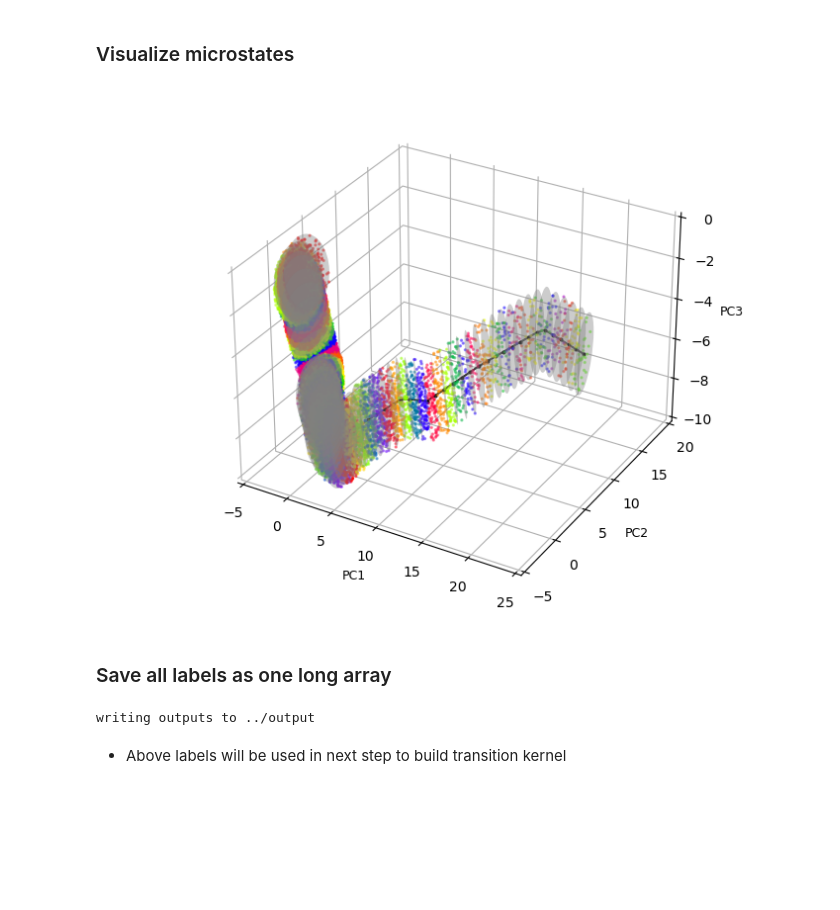
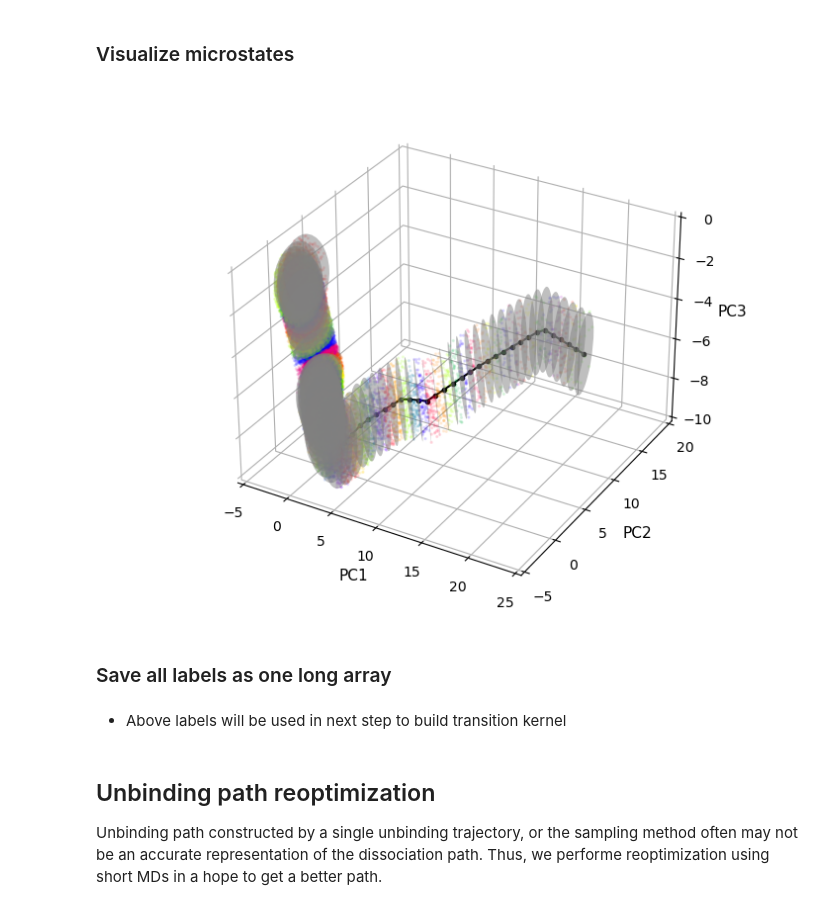
Before and after one commit to chang-group/BKiT, a Jupyter notebook: notebooks/bCD-asp/nb2/nb2.ipynb, the cells around one changed output. Saved outputs shown, nothing was run; the diff lists cells and outputs as text; code cells hidden in the pictures; blank space fills up the shorter version.

```diff
--- a/notebooks/bCD-asp/nb2/nb2.ipynb
+++ b/notebooks/bCD-asp/nb2/nb2.ipynb
@@ -81,47 +84,42 @@ dat_sel = datMid[rand_sel,:]
 fs = 11
 fig = plt.figure(figsize = [7.2, 5.4])
 ax = plt.axes(projection='3d')
+cmap = 'prism'#'Set1'
 
 #plot path poits
-ax.plot3D(pathP[:,0], pathP[:,1], pathP[:,2], c='black', marker='o', markersize=2, alpha=0.8)
+ax.plot3D(pathP[:,0], pathP[:,1], pathP[:,2], c='black', marker='o', markersize=3, alpha=1.)
 ax.set_xlabel('PC1', fontsize=fs)
 ax.set_ylabel('PC2',fontsize=fs)
 ax.set_zlabel('PC3',fontsize=fs)
 
 #plotting disks
 for i in range(n_disks):
-    c = Circle((0,0), dr, facecolor='grey', alpha=0.4)
+    c = Circle((0,0), dr, facecolor='grey', alpha=0.5)
     ax.add_patch(c)
     pathpatch_2d_to_3d(c, pathP[i], normal = normals[i])
 
 #plot selected points
 p = ax.scatter3D(dat_sel[:,0], dat_sel[:,1], dat_sel[:,2], c = dat_sel[:,3],
-                 alpha=.40, s = 2., cmap = 'prism')
+                 alpha=.10, s = 2., cmap = cmap)
 
 x_min, y_min, z_min = pathP.min(axis=0)
 x_max, y_max, z_max = pathP.max(axis=0)
 ax.set_xlim3d(x_min, x_max)
 ax.set_ylim3d(y_min - yz_pad, y_max + yz_pad)
 ax.set_zlim3d(z_min - yz_pad, z_max + yz_pad)
+
 ax.xaxis.pane.fill = False
 ax.yaxis.pane.fill = False
 ax.zaxis.pane.fill = False
 ax.xaxis.pane.set_edgecolor('w')
 ax.yaxis.pane.set_edgecolor('w')
 ax.zaxis.pane.set_edgecolor('w')
 ax.set_xlim3d(-5,25); ax.set_ylim3d(-5,20); ax.set_zlim3d(-10,0)
 #ax.set_axis_off()
 fig.tight_layout()
 #plt.savefig(DIR_SAVE + complex_name + 'states.png', dpi=600)
 plt.show()
 # %% [output]
-[figure, old version]
+[figure, new version]
-# %% [markdown]
-### Save all labels as one long array
-# %%
-print("writing outputs to " + DIR_SAVE)
-np.save(DIR_SAVE + '/CellIndx.npy', CellIndx)
-# %% [output]
-writing outputs to ../output
-# %% [markdown]
-* Above labels will be used in next step to build transition kernel
+# %% [markdown]
+### Save all labels as one long array
@@ -127,0 +129,8 @@ writing outputs to ../output
+# %% [markdown]
+* Above labels will be used in next step to build transition kernel
+# %% [markdown]
+## Unbinding path reoptimization
+
+
+Unbinding path constructed by a single unbinding trajectory, or the sampling method often may not be an accurate representation of the dissociation path. Thus, we performe reoptimization
+using short MDs in a hope to get a better path.
```
Also changed, not shown: parts of 6 cells of this notebook, 1 other file.
